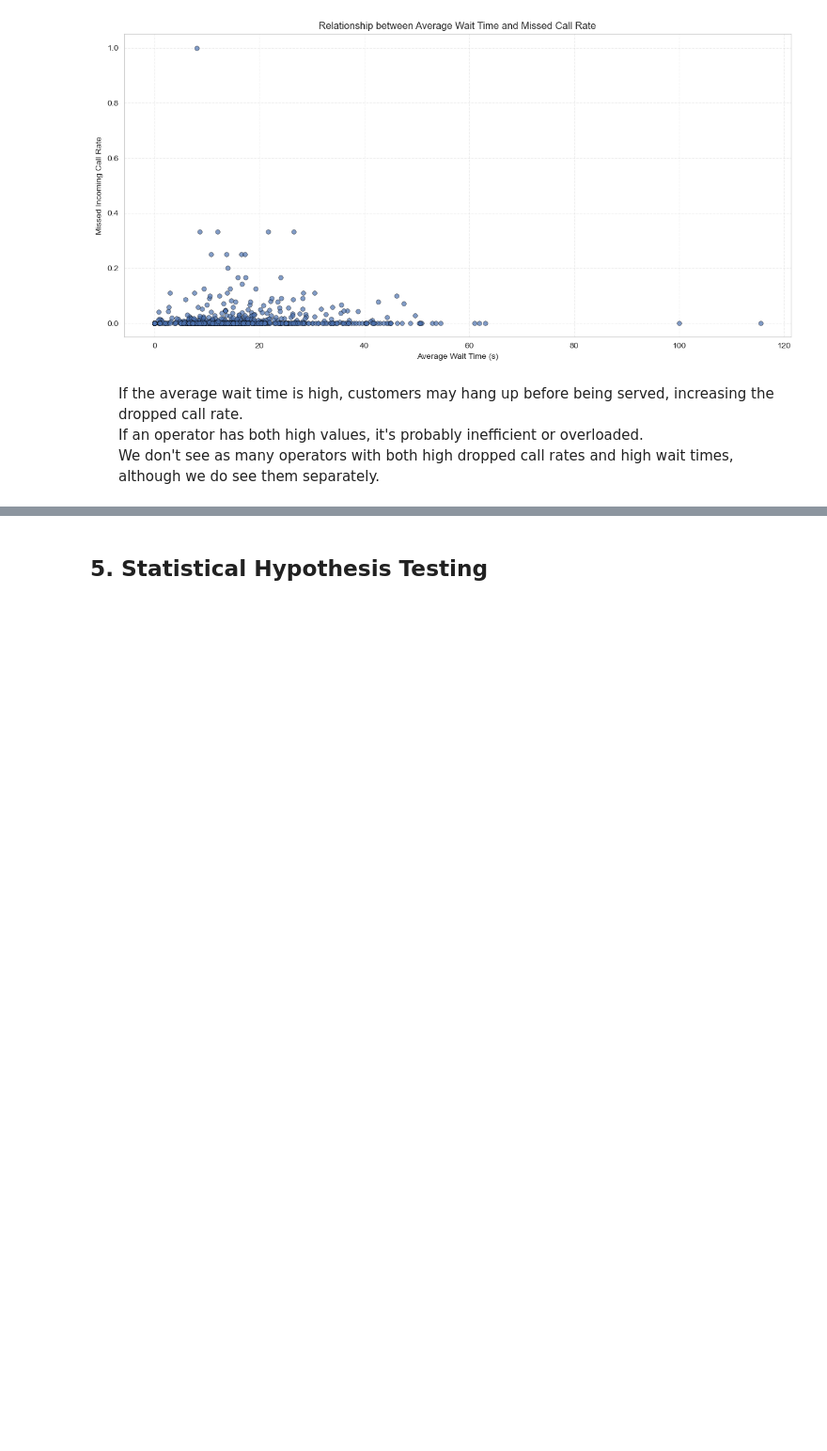
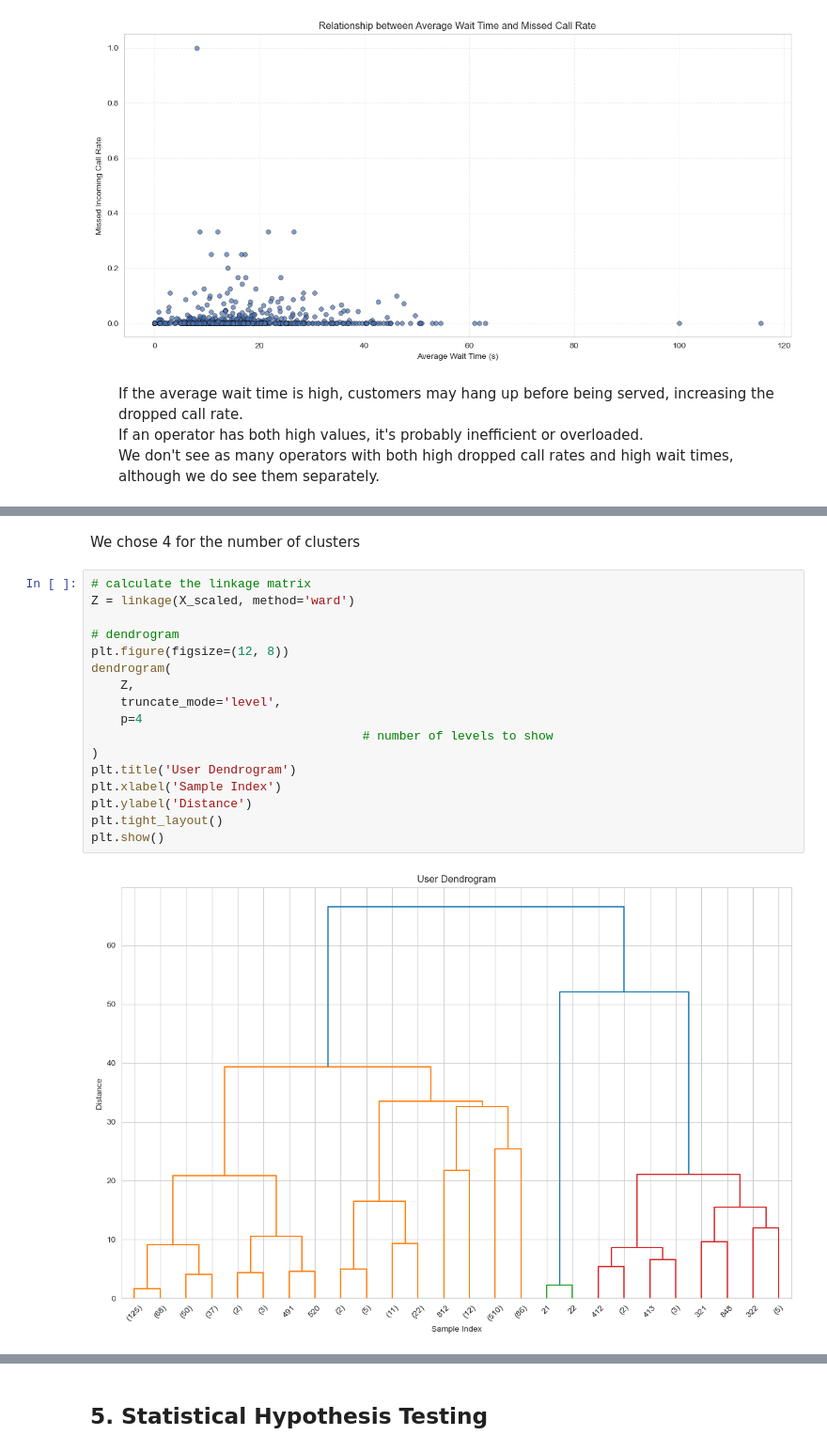
Before and after one commit to reytaquito/telecom-operator-inefficiency-analysis, a Jupyter notebook: Notebooks/ML_Clustering_Telecom_Operators.ipynb, the cells around one changed output, grey strips where cells are left out. Shown at 94% size. Cells and saved outputs as stored; diff of their text form; blank space fills up the shorter version.

```diff
--- a/Notebooks/ML_Clustering_Telecom_Operators.ipynb
+++ b/Notebooks/ML_Clustering_Telecom_Operators.ipynb
@@ -950,0 +591,21 @@ Since the rate of dropped calls has more weight, Plan C is the least efficient.
+# %% [markdown]
+We chose 4 for the number of clusters
+# %%
+# calculate the linkage matrix
+Z = linkage(X_scaled, method='ward')
+
+# dendrogram
+plt.figure(figsize=(12, 8))
+dendrogram(
+    Z,
+    truncate_mode='level',
+    p=4
+                                     # number of levels to show
+)
+plt.title('User Dendrogram')
+plt.xlabel('Sample Index')
+plt.ylabel('Distance')
+plt.tight_layout()
+plt.show()
+# %% [output]
+[figure, added]
```
Also changed, not shown: parts of 38 cells of this notebook.
